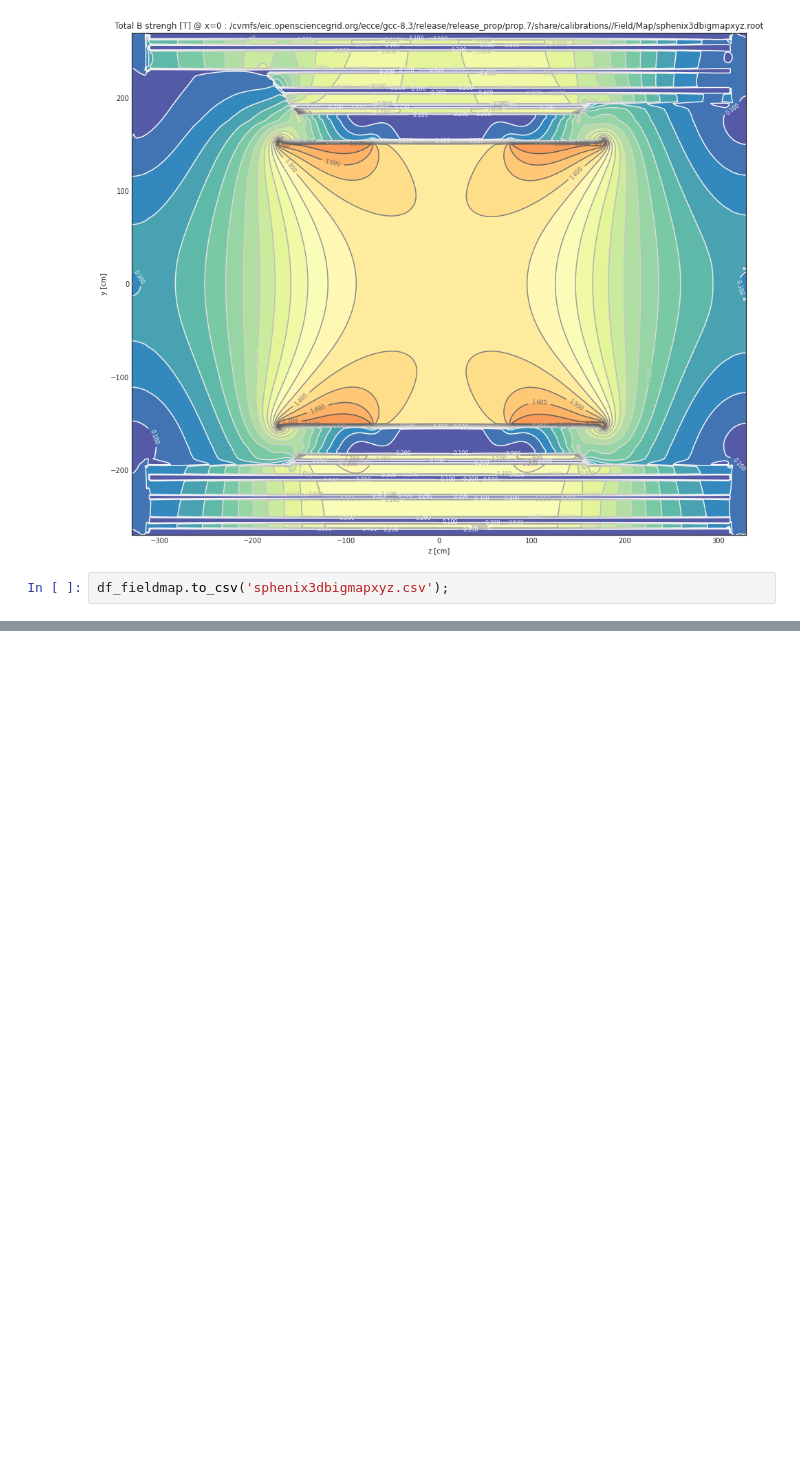
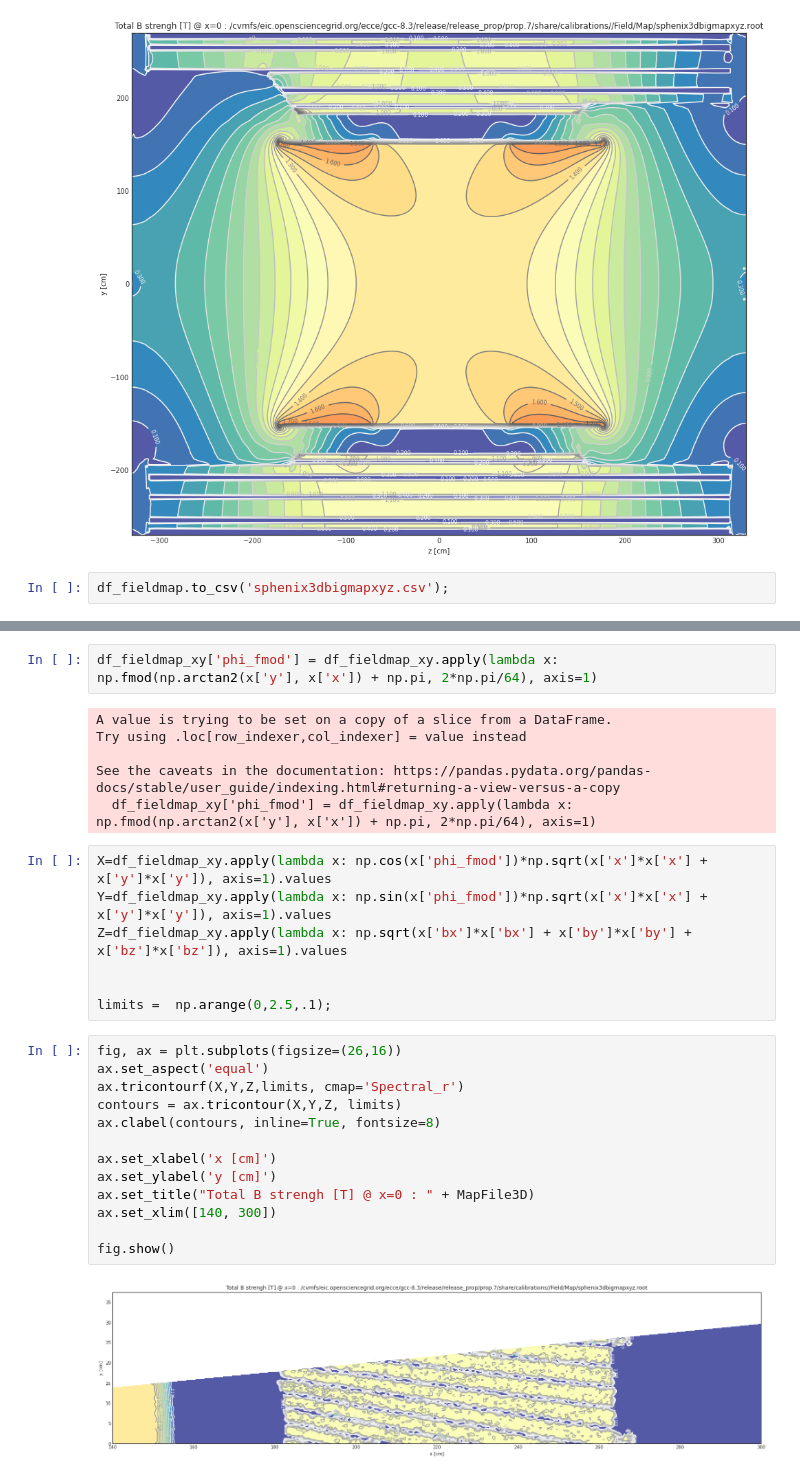
Before and after one commit to blackcathj/analysis-1, a Jupyter notebook: FieldMap/FieldMapConversion.ipynb, the cells around one changed output, grey strips where cells are left out. Drawn from its saved outputs; the diff is of its cells as text; blank space fills up the shorter version.

```diff
--- a/FieldMap/FieldMapConversion.ipynb
+++ b/FieldMap/FieldMapConversion.ipynb
@@ -180,0 +206,30 @@ df_fieldmap.to_csv('sphenix3dbigmapxyz.csv');
+# %%
+df_fieldmap_xy['phi_fmod'] = df_fieldmap_xy.apply(lambda x: np.fmod(np.arctan2(x['y'], x['x']) + np.pi, 2*np.pi/64), axis=1)
+# %% [output]
+A value is trying to be set on a copy of a slice from a DataFrame.
+Try using .loc[row_indexer,col_indexer] = value instead
+
+See the caveats in the documentation: https://pandas.pydata.org/pandas-docs/stable/user_guide/indexing.html#returning-a-view-versus-a-copy
+  df_fieldmap_xy['phi_fmod'] = df_fieldmap_xy.apply(lambda x: np.fmod(np.arctan2(x['y'], x['x']) + np.pi, 2*np.pi/64), axis=1)
+# %%
+X=df_fieldmap_xy.apply(lambda x: np.cos(x['phi_fmod'])*np.sqrt(x['x']*x['x'] + x['y']*x['y']), axis=1).values
+Y=df_fieldmap_xy.apply(lambda x: np.sin(x['phi_fmod'])*np.sqrt(x['x']*x['x'] + x['y']*x['y']), axis=1).values
+Z=df_fieldmap_xy.apply(lambda x: np.sqrt(x['bx']*x['bx'] + x['by']*x['by'] + x['bz']*x['bz']), axis=1).values
+
+
+limits =  np.arange(0,2.5,.1);
+# %%
+fig, ax = plt.subplots(figsize=(26,16))
+ax.set_aspect('equal')
+ax.tricontourf(X,Y,Z,limits, cmap='Spectral_r')
+contours = ax.tricontour(X,Y,Z, limits)
+ax.clabel(contours, inline=True, fontsize=8)
+
+ax.set_xlabel('x [cm]')
+ax.set_ylabel('y [cm]')
+ax.set_title("Total B strengh [T] @ x=0 : " + MapFile3D)
+ax.set_xlim([140, 300])
+
+fig.show()
+# %% [output]
+[figure, added]
```
Also changed, not shown: parts of 5 cells of this notebook, 1 other file.
